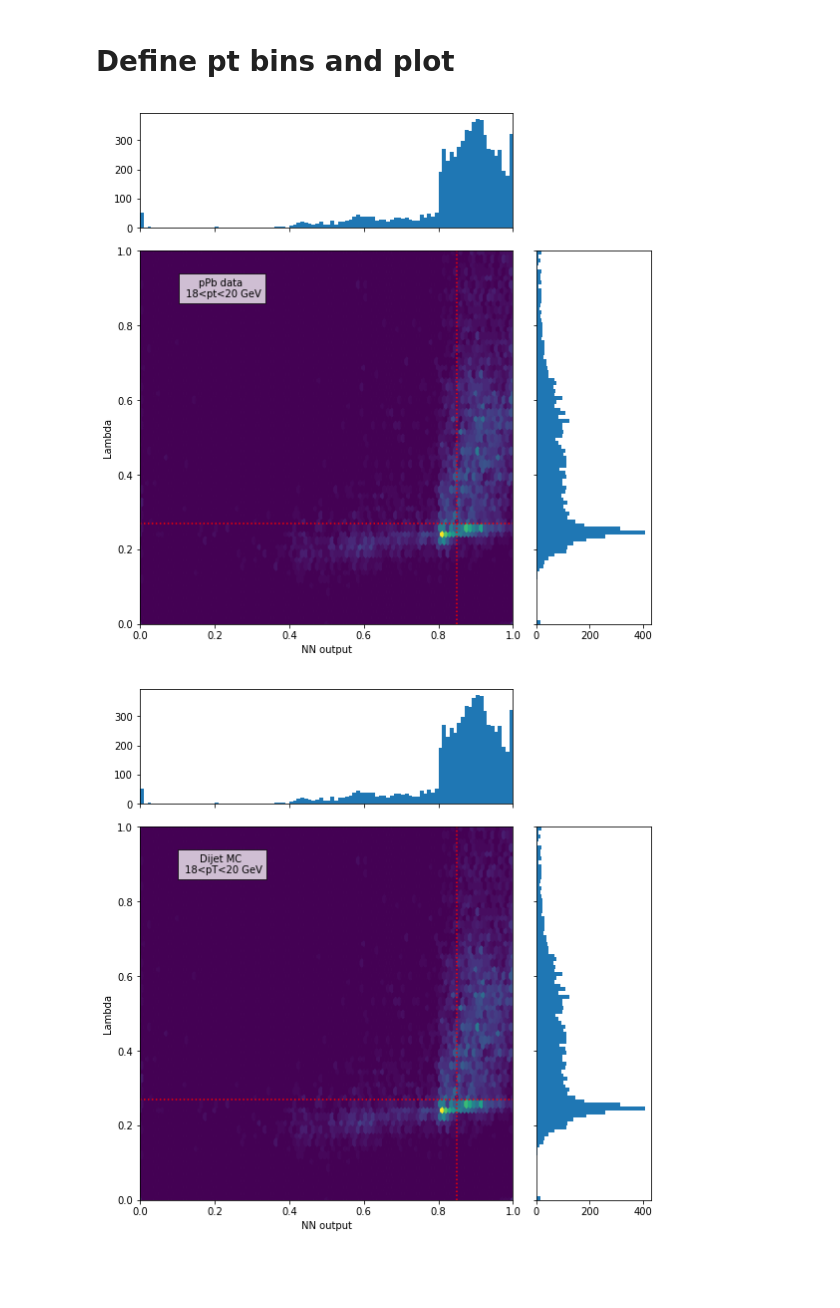
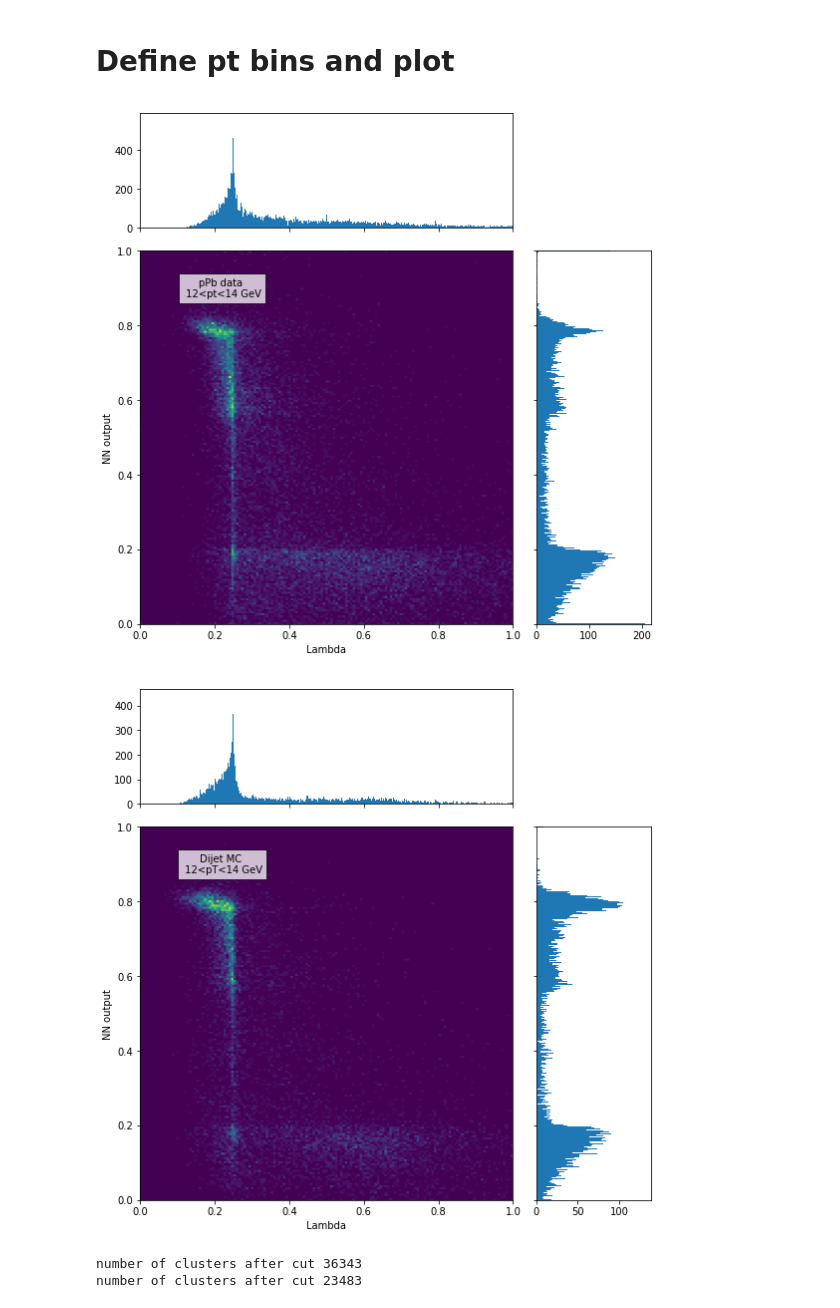
Before and after one commit to miguelignacio/CorrelationAnalysis, a Jupyter notebook: NtupleAnalysis/InputData/jupy.ipynb, the cells around one changed output. Cells and saved outputs as stored; diff of their text form; code cells hidden in the pictures; blank space fills up the shorter version.

```diff
--- a/NtupleAnalysis/InputData/jupy.ipynb
+++ b/NtupleAnalysis/InputData/jupy.ipynb
@@ -50,9 +69,10 @@ Processed 13d_small.root in 16.1363408566 seconds
 # Define cuts
 # %%
 def applyCut(inputDataframe, cut, text=None):
+    nbeforecut = inputDataframe.shape[0]
     cutDataframe = inputDataframe.query(cut)
     if text:
-        print text, cutDataframe.shape[0]
+        print text, cutDataframe.shape[0], ' fraction kept: %2.1f'%(100.0*cutDataframe.shape[0]/float(nbeforecut))
     return cutDataframe
 # %%
 def applyCuts(fullDataframe):
@@ -85,9 +105,9 @@ lambda < 2.0: 268028
 # %% [markdown]
 # Define plotting
 # %%
-def plotcorr(histo,label,figname,nbins=100):
-    x = histo['cluster_NN2']
-    y = histo['cluster_Lambda']
+def plotcorr(histo,label,figname,nbins=1000):
+    y = histo['cluster_NN1']
+    x = histo['cluster_Lambda']
     nullfmt = NullFormatter()         # no labels
     left, width = 0.1, 0.65
     bottom, height = 0.1, 0.65
@@ -101,17 +121,19 @@ def plotcorr(histo,label,figname,nbins=100):
     axHisty = plt.axes(rect_histy)
     axHistx.xaxis.set_major_formatter(nullfmt) #no labels
     axHisty.yaxis.set_major_formatter(nullfmt)
-    hb = axScatter.hexbin(x, y, cmap='viridis') #gridsize=60
-    axScatter.plot((0, 1), (0.27, 0.27), 'r-',linestyle=':')
-    axScatter.plot((0.85, 0.85), (0, 1.0), 'r-',linestyle=':')
+    hb = axScatter.hexbin(x, y, cmap='viridis', gridsize=300)#, gridsize=500) #gridsize=60
+    #axScatter.plot((0, 1), (0.27, 0.27), 'r-',linestyle=':')
+
+    #axScatter.plot((0.245, 0.245), (0, 1.0), 'r-',linestyle=':')
+    #axScatter.plot((0.255, 0.255), (0, 1.0), 'r-',linestyle=':')
     plt.text(0.22, 0.90,label, horizontalalignment='center',  verticalalignment='center', transform=axScatter.transAxes, bbox=dict(facecolor='white', alpha=0.75))
     binwidth = 0.25
     xymax = np.max([np.max(np.fabs(x)), np.max(np.fabs(y))])
     lim = (int(xymax/binwidth) + 1) * binwidth
     axScatter.set_xlim((0.0, 1.0))
     axScatter.set_ylim((0.0, 1.0))
-    axScatter.set_xlabel('NN output')
-    axScatter.set_ylabel('Lambda')
+    axScatter.set_ylabel('NN output')
+    axScatter.set_xlabel('Lambda')
     yhist, xhist, patches = axHistx.hist(x,nbins, range=(0, 1.0)) #here it gets the NN histogram
     xhist= np.delete(xhist,-1)
     xhist = np.add( xhist, (xhist[1]-xhist[0])/2.0 )
@@ -121,28 +143,33 @@ def plotcorr(histo,label,figname,nbins=100):
     axHistx.set_xlim(axScatter.get_xlim())
     axHisty.set_ylim(axScatter.get_ylim())
     plt.show()
+    #plt.clf()
+    #plt.close()
+    #plt.hist(y,nbins, range=(0.0,1.0))
     fig.savefig('../JupyterPNGOutput/'+figname+'.png', dpi=fig.dpi)
     return yhist, xhist, yerrhist, xerrhist
 # %% [markdown]
 # Function to cut pt ranges
 # %%
 def cutptrange(data, ptmin, ptmax):
-    datacut = data
-    datacut = full.query('cluster_pt>%f and cluster_pt<%f' %(ptmin,ptmax))
+    datacut = data.query('cluster_pt>%f and cluster_pt<%f' %(ptmin,ptmax))
+    print 'number of clusters after cut', datacut.shape[0]
     return datacut
 # %% [markdown]
 # Define pt bins and plot
 # %%
-binedges = [18.0, 20.0]
+binedges = [12.0, 14.0]
 
 for ipt in range(len(binedges)-1):
     ptmin = binedges[ipt]
     ptmax = binedges[ipt+1]
-    hist= cutptrange(dataHists, ptmin, ptmax)
-    plotcorr(hist,'pPb data \n %2.0f<pt<%2.0f GeV' %(ptmin,ptmax),'all_Data%2.0f_%2.0f' %(ptmin,ptmax))
+    datacut= cutptrange(dataHists, ptmin, ptmax)
+    plotcorr(datacut,'pPb data \n %2.0f<pt<%2.0f GeV' %(ptmin,ptmax),'all_Data%2.0f_%2.0f' %(ptmin,ptmax))
     ##dealing with MC
-    histMC = cutptrange(mcHists, ptmin, ptmax)
-    plotcorr(histMC,'Dijet MC \n %2.0f<pT<%2.0f GeV' %(ptmin,ptmax),'all_MC_%2.0f_%2.0f' %(ptmin,ptmax))
+    mcdatacut = cutptrange(mcHists, ptmin, ptmax)
+    plotcorr(mcdatacut,'Dijet MC \n %2.0f<pT<%2.0f GeV' %(ptmin,ptmax),'all_MC_%2.0f_%2.0f' %(ptmin,ptmax))
 # %% [output]
-[figure, old version]
+[figure, new version]
-[figure, old version]
+[figure, new version]
+number of clusters after cut 36343
+number of clusters after cut 23483
```
Also changed, not shown: parts of 4 cells of this notebook.
